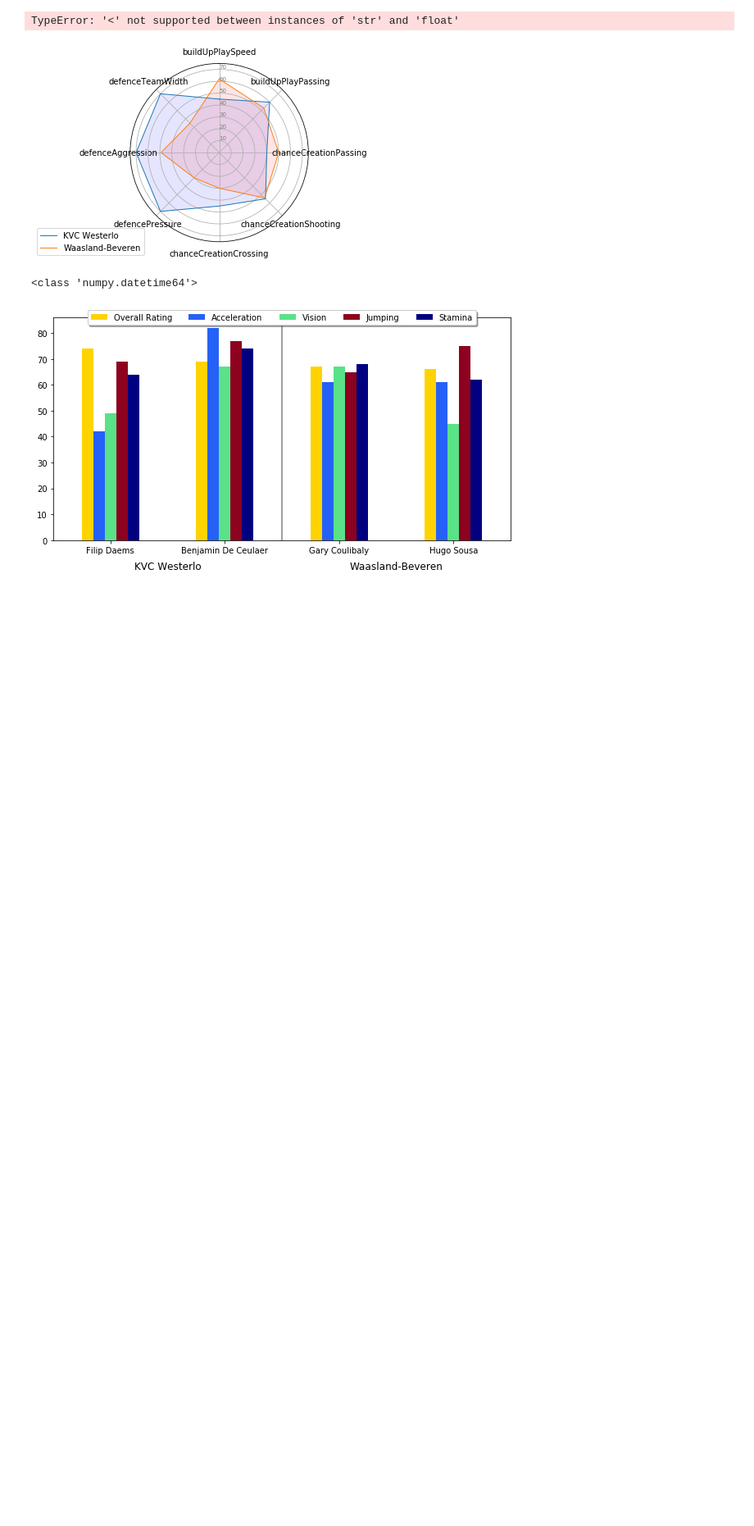
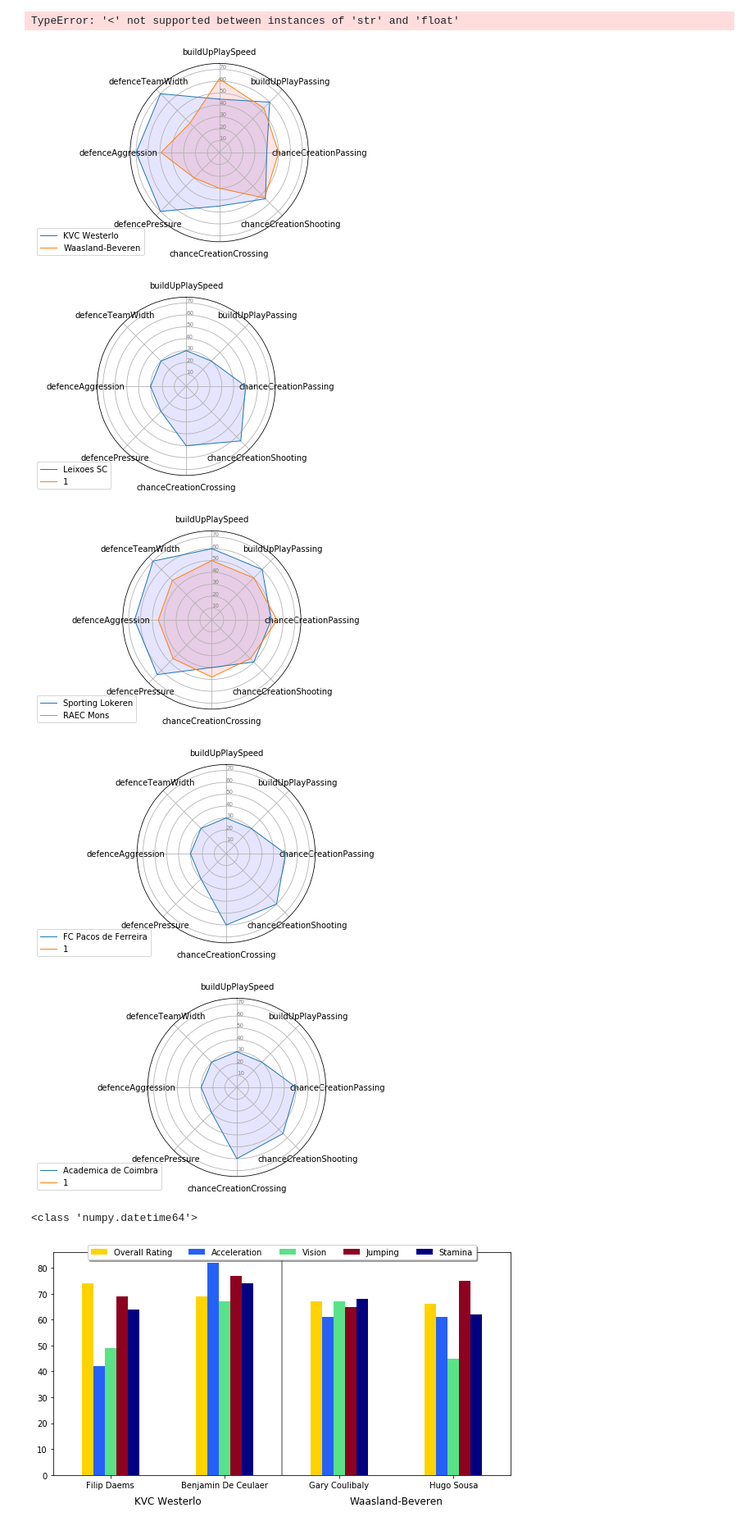
Before and after one commit to abelbarrera15/data-viz-project-2, a Jupyter notebook: test.ipynb, the cells around one changed output. Shown at 82% size. Saved outputs shown, nothing was run; the diff lists cells and outputs as text; code cells hidden in the pictures; blank space fills up the shorter version.

Commit message:
how data was generated

```diff
--- a/test.ipynb
+++ b/test.ipynb
@@ -120,6 +120,68 @@ def match_viz(match_select):
 match_viz(1980062)
 # %% [output]
 [figure]
+# %%
+import pandas as pd
+import matplotlib.pyplot as plt
+from math import pi
+
+match = pd.read_json('data/match.json')
+team = pd.read_csv('data/team.csv')
+team_attr = pd.read_csv('data/team_attr.csv')
+team_attr = pd.merge(team_attr, team, left_on='team_api_id',
+                     right_on='team_api_id')
+
+def match_viz(match_select):
+    spec_match = match[match['match_api_id']==match_select]
+    home = spec_match['home_team_api_id']
+    away = spec_match['away_team_api_id']
+    home_attr=team_attr[team_attr['team_api_id']==home.item()]
+    home_attr=home_attr.head(1)
+    away_attr=team_attr[team_attr['team_api_id']==away.item()]
+    away_attr=away_attr.head(1)
+    f_s_attr=home_attr.append(away_attr)
+    f_s_attr1 = f_s_attr[['buildUpPlaySpeed','buildUpPlayPassing',
+    'chanceCreationPassing','chanceCreationShooting','chanceCreationCrossing',
+    'defencePressure','defenceAggression','defenceTeamWidth']]
+    f_s_attr1=f_s_attr1.set_index(f_s_attr['team_long_name'])
+    f_s_attr1.fillna("null")
+    f_s_attr1.replace('null',0)
+    f_s_attr1.loc[len(f_s_attr1)] = 0
+    f_s_attr1.loc[len(f_s_attr1)] = 0
+    N = len(f_s_attr1.columns)
+    angles = [n / float(N) * 2 * pi for n in range(N)]
+    angles += angles[:1]
+    ax = plt.subplot(111, polar=True)
+    ax.set_theta_offset(pi / 2)
+    ax.set_theta_direction(-1)
+    plt.xticks(angles[:-1], f_s_attr1.columns)
+    ax.set_rlabel_position(0)
+    plt.yticks([10,20,30,40,50,60,70], ["10","20","30","40","50","60","70"], color="grey", size=7)
+    plt.ylim(0,75)
+    values=f_s_attr1.loc[f_s_attr1.index[0]].values.flatten().tolist()
+    values += values[:1]
+    ax.plot(angles, values, linewidth=1, linestyle='solid', label=f_s_attr1.index[0])
+    ax.fill(angles, values, 'b', alpha=0.1)
+    values=f_s_attr1.loc[f_s_attr1.index[1]].values.flatten().tolist()
+    values += values[:1]
+    ax.plot(angles, values, linewidth=1, linestyle='solid', label=f_s_attr1.index[1])
+    ax.fill(angles, values, 'r', alpha=0.1)
+    # Add legend
+    plt.legend(loc='upper right', bbox_to_anchor=(0.1, 0.1))
+    plt.show()
+
+match_viz(509223)
+
+match_viz(492567)
+
+match_viz(509204)
+
+match_viz(509133)
+# %% [output]
+[figure, added]
+[figure, added]
+[figure, added]
+[figure, added]
 # %%
 import pandas as pd
 import numpy as np
```
Also changed, not shown: parts of 5 cells of this notebook.
